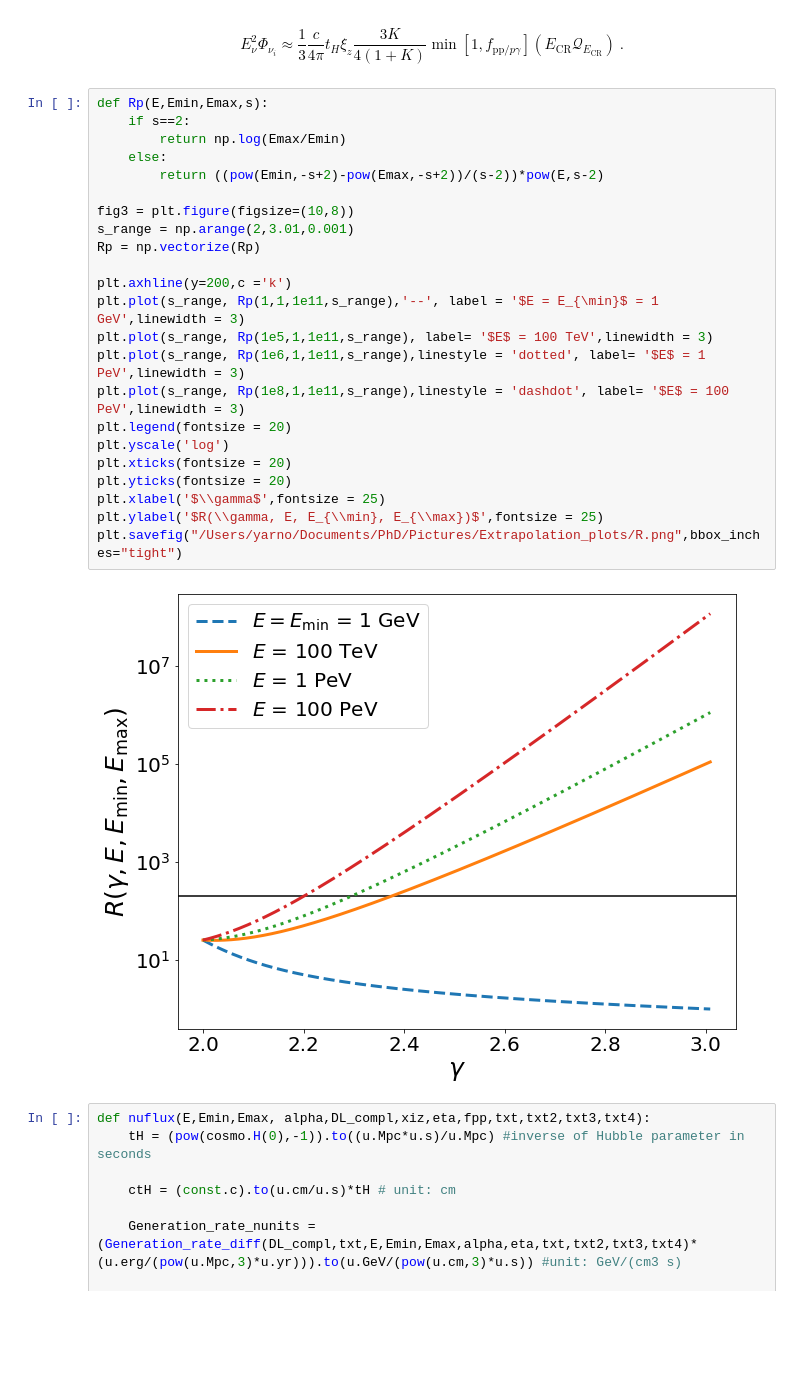
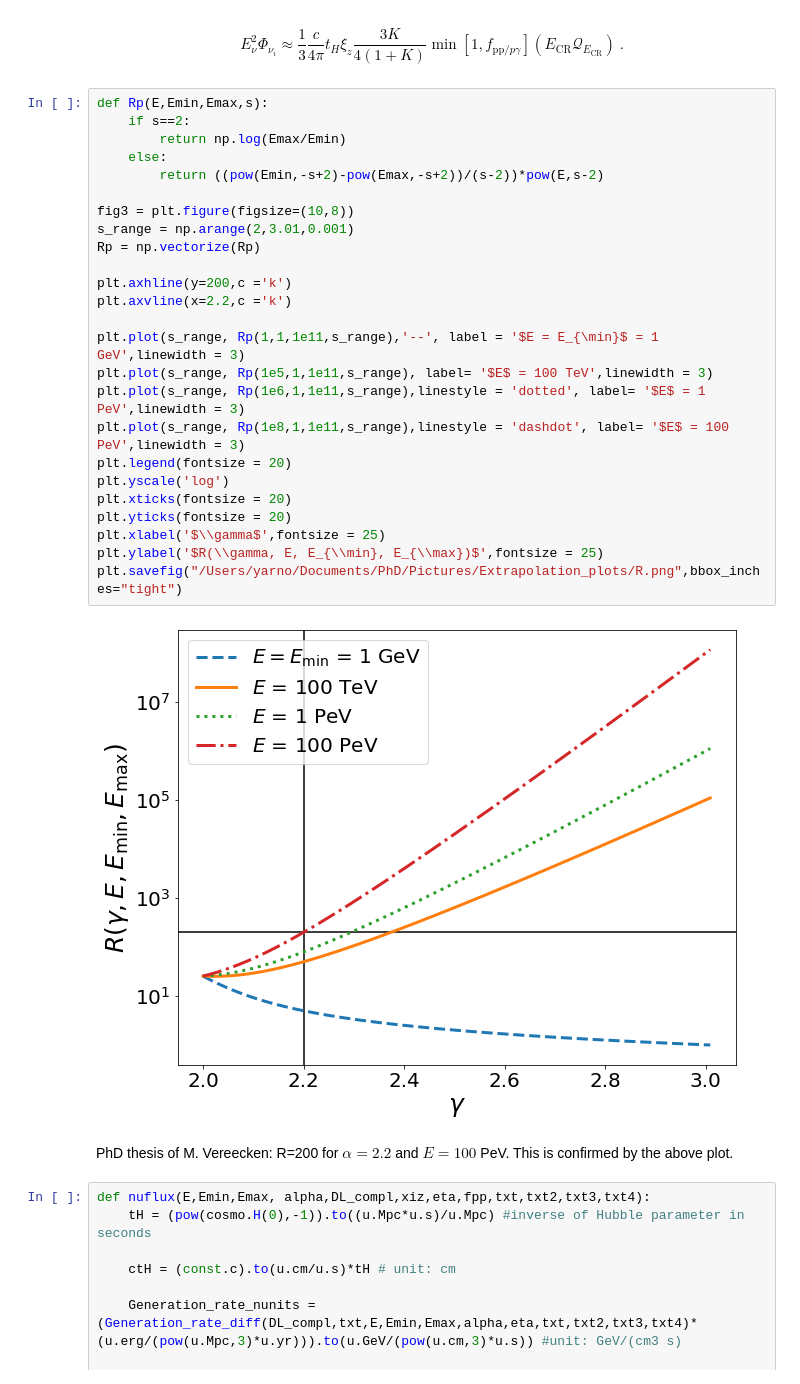
Before and after one commit to YarnoMerckx/diffuse-neutrino-flux-u-lirgs, a Jupyter notebook: Extrapolation.ipynb, the cells around one changed output. Cells and saved outputs as stored; diff of their text form; blank space fills up the shorter version.

```diff
--- a/Extrapolation.ipynb
+++ b/Extrapolation.ipynb
@@ -174,28 +174,32 @@ plt.savefig("/Users/yarno/Documents/PhD/Pictures/Extrapolation_plots/Hz_evolutio
 # %%
 def Rp(E,Emin,Emax,s):
     if s==2:
         return np.log(Emax/Emin)
     else:
         return ((pow(Emin,-s+2)-pow(Emax,-s+2))/(s-2))*pow(E,s-2)
 
 fig3 = plt.figure(figsize=(10,8))
 s_range = np.arange(2,3.01,0.001)
 Rp = np.vectorize(Rp)
 
 plt.axhline(y=200,c ='k')
+plt.axvline(x=2.2,c ='k')
+
 plt.plot(s_range, Rp(1,1,1e11,s_range),'--', label = '$E = E_{\min}$ = 1 GeV',linewidth = 3)
 plt.plot(s_range, Rp(1e5,1,1e11,s_range), label= '$E$ = 100 TeV',linewidth = 3)
 plt.plot(s_range, Rp(1e6,1,1e11,s_range),linestyle = 'dotted', label= '$E$ = 1 PeV',linewidth = 3)
 plt.plot(s_range, Rp(1e8,1,1e11,s_range),linestyle = 'dashdot', label= '$E$ = 100 PeV',linewidth = 3)
 plt.legend(fontsize = 20)
 plt.yscale('log')
 plt.xticks(fontsize = 20)
 plt.yticks(fontsize = 20)
 plt.xlabel('$\\gamma$',fontsize = 25)
 plt.ylabel('$R(\\gamma, E, E_{\\min}, E_{\\max})$',fontsize = 25)
 plt.savefig("/Users/yarno/Documents/PhD/Pictures/Extrapolation_plots/R.png",bbox_inches="tight")
 # %% [output]
-[figure, old version]
+[figure, new version]
+# %% [markdown]
+PhD thesis of M. Vereecken: R=200 for $\alpha = 2.2$ and $E = 100$ PeV. This is confirmed by the above plot.
 # %%
 def nuflux(E,Emin,Emax, alpha,DL_compl,xiz,eta,fpp,txt,txt2,txt3,txt4):
     tH = (pow(cosmo.H(0),-1)).to((u.Mpc*u.s)/u.Mpc) #inverse of Hubble parameter in seconds
```
Also changed, not shown: parts of 15 cells of this notebook, 1 other file.
